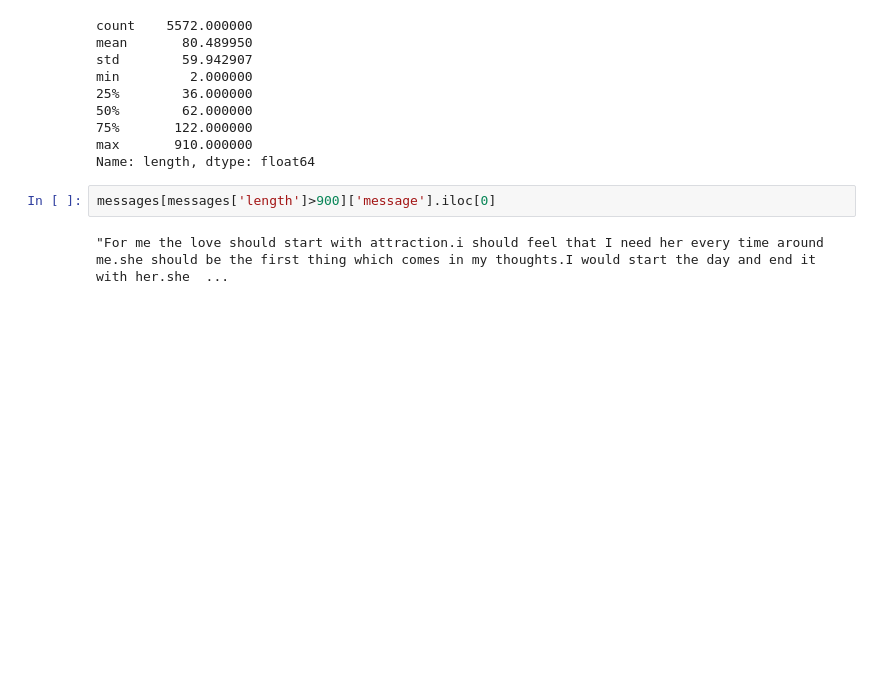
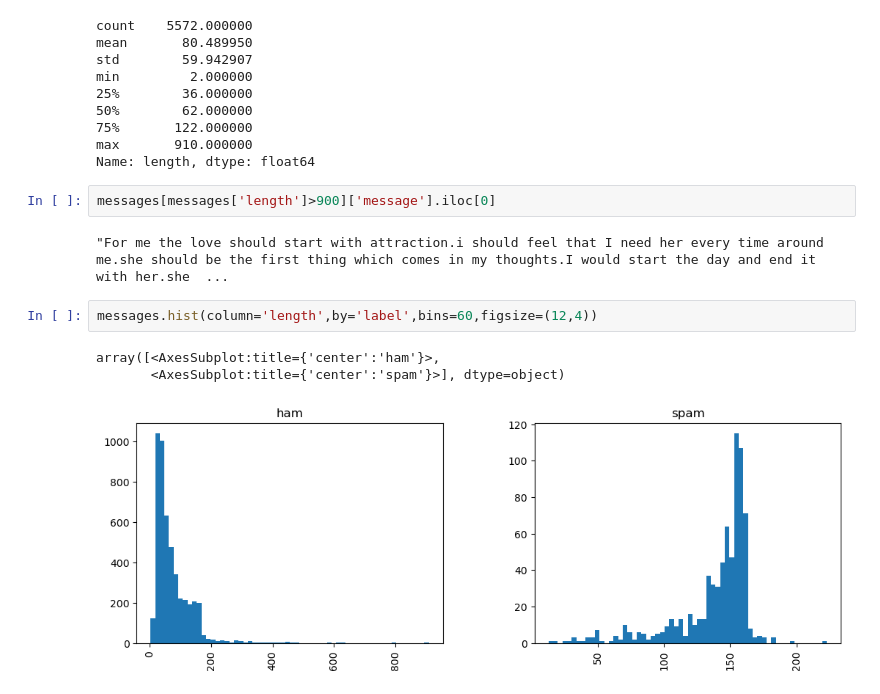
Before and after one commit to dancanyego/Natual-Language-Processing, a Jupyter notebook: NLP.ipynb, the cells around one changed output. Saved outputs shown, nothing was run; the diff lists cells and outputs as text; blank space fills up the shorter version.

```diff
--- a/NLP.ipynb
+++ b/NLP.ipynb
@@ -145,3 +145,9 @@ Name: length, dtype: float64
 messages[messages['length']>900]['message'].iloc[0]
 # %% [output]
 "For me the love should start with attraction.i should feel that I need her every time around me.she should be the first thing which comes in my thoughts.I would start the day and end it with her.she  ...
+# %%
+messages.hist(column='length',by='label',bins=60,figsize=(12,4))
+# %% [output]
+array([<AxesSubplot:title={'center':'ham'}>,
+       <AxesSubplot:title={'center':'spam'}>], dtype=object)
+[figure, added]
```
